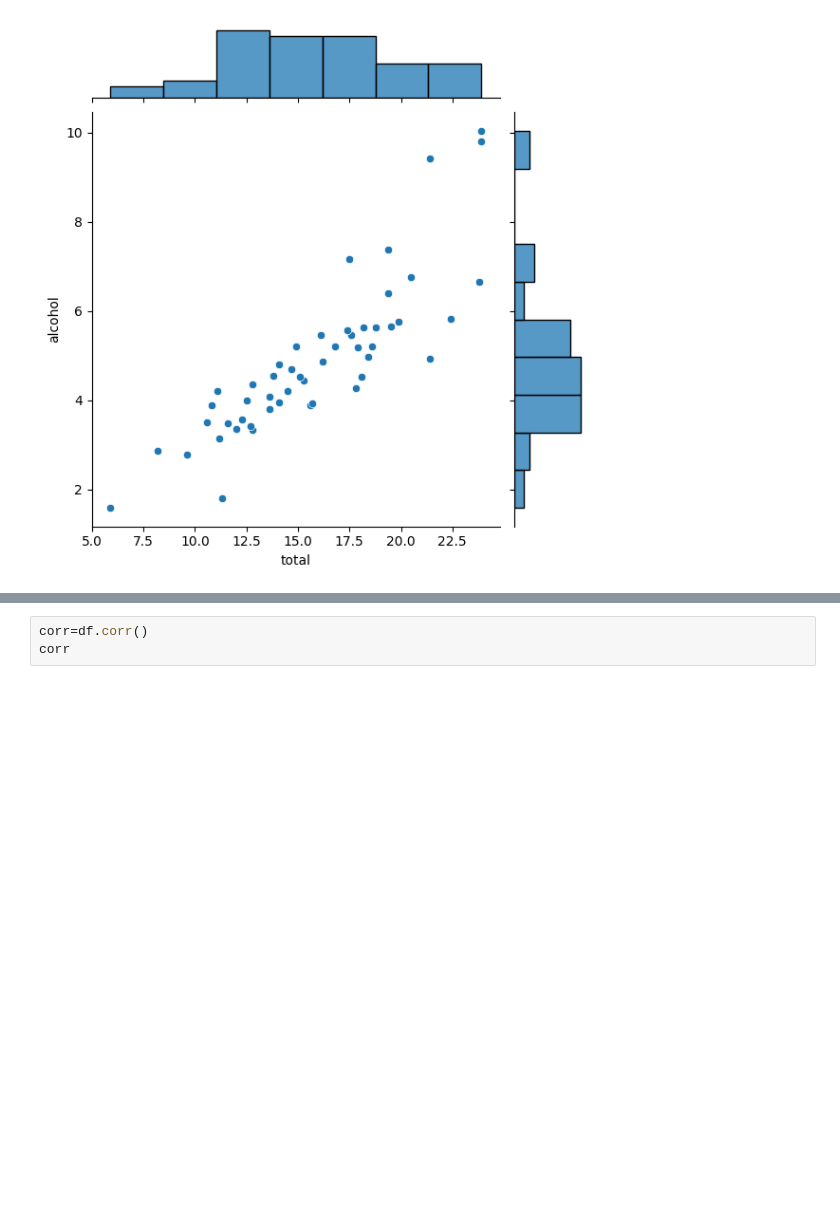
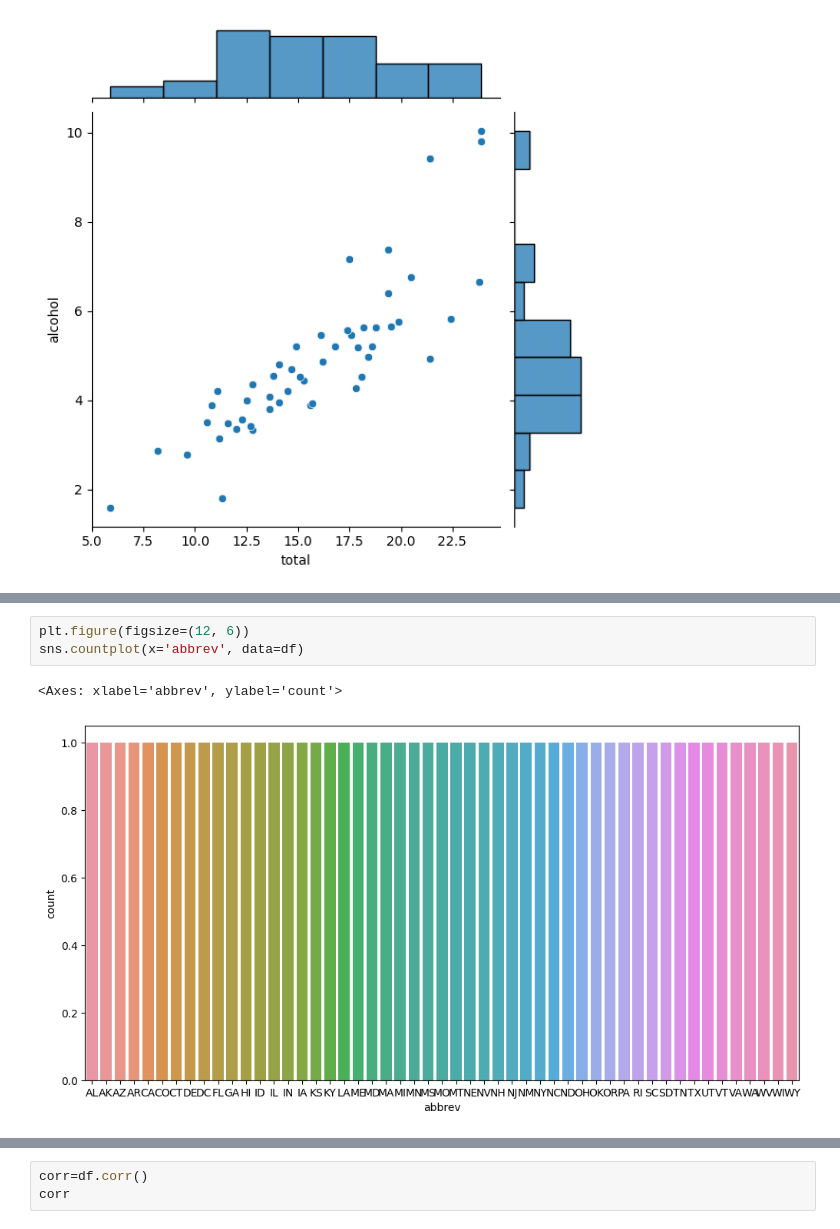
Before and after one commit to smartinternz02/SI-GuidedProject-581262-1694693626, a Jupyter notebook: Assignment_2.ipynb, the cells around one changed output, grey strips where cells are left out. Cells and saved outputs as stored; diff of their text form; blank space fills up the shorter version.

```diff
--- a/Assignment_2.ipynb
+++ b/Assignment_2.ipynb
@@ -111,0 +122,6 @@ sns.jointplot(x="total",y="alcohol",data=df)
+# %%
+plt.figure(figsize=(12, 6))
+sns.countplot(x='abbrev', data=df)
+# %% [output]
+<Axes: xlabel='abbrev', ylabel='count'>
+[figure, added]
```
Also changed, not shown: parts of 5 cells of this notebook.
